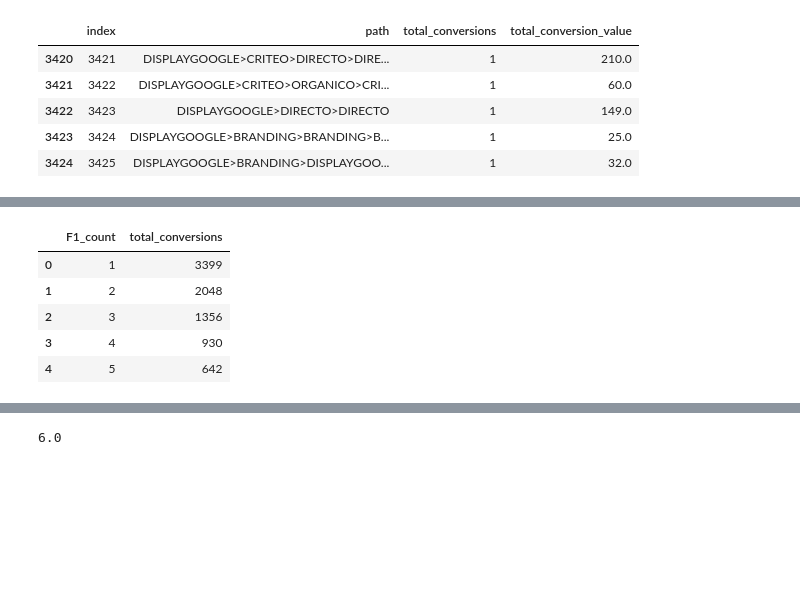
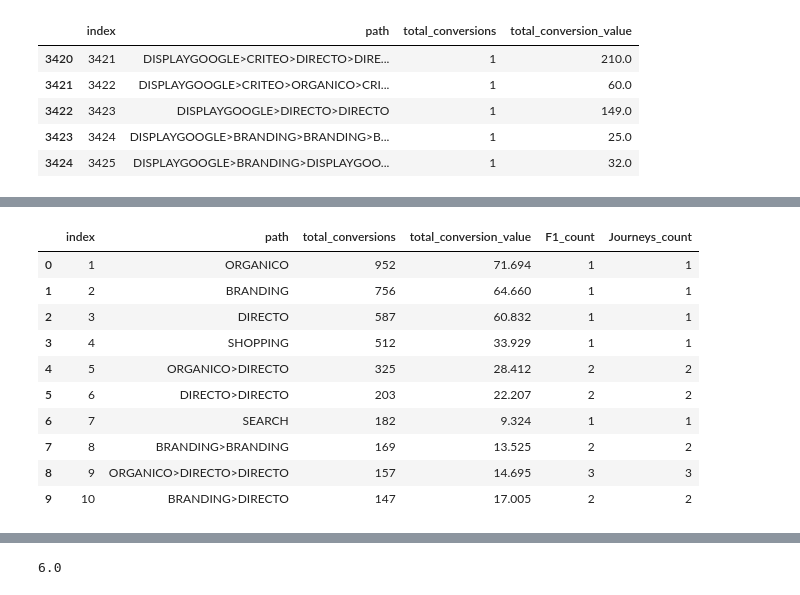
Before and after one commit to trimiguel/tfm, a Jupyter notebook: ufo/notebook/ufo.ipynb, the cells around one changed output, grey strips where cells are left out. Saved outputs shown, nothing was run; the diff lists cells and outputs as text; code cells hidden in the pictures; blank space fills up the shorter version.

```diff
--- a/ufo/notebook/ufo.ipynb
+++ b/ufo/notebook/ufo.ipynb
@@ -157,9 +121,21 @@ df_ufo3 = df_ufo3.reset_index()
-# %%
-df_ufo3.head()
-# %% [output]
-|  | F1_count | total_conversions |
-| 0 | 1 | 3399 |
-| 1 | 2 | 2048 |
-| 2 | 3 | 1356 |
-| 3 | 4 | 930 |
-| 4 | 5 | 642 |
+# %%
+#copy the dataframe in another one
+df_journeys = df_ufo
+
+#count the number of journeys
+df_journeys['Journeys_count'] = (df_journeys.apply(lambda x: x['path'].count('>'), axis=1))+1
+
+#head
+df_journeys.head(10)
+# %% [output]
+|  | index | path | total_conversions | total_conversion_value | F1_count | Journeys_count |
+| 0 | 1 | ORGANICO | 952 | 71.694 | 1 | 1 |
+| 1 | 2 | BRANDING | 756 | 64.660 | 1 | 1 |
+| 2 | 3 | DIRECTO | 587 | 60.832 | 1 | 1 |
+| 3 | 4 | SHOPPING | 512 | 33.929 | 1 | 1 |
+| 4 | 5 | ORGANICO>DIRECTO | 325 | 28.412 | 2 | 2 |
+| 5 | 6 | DIRECTO>DIRECTO | 203 | 22.207 | 2 | 2 |
+| 6 | 7 | SEARCH | 182 | 9.324 | 1 | 1 |
+| 7 | 8 | BRANDING>BRANDING | 169 | 13.525 | 2 | 2 |
+| 8 | 9 | ORGANICO>DIRECTO>DIRECTO | 157 | 14.695 | 3 | 3 |
+| 9 | 10 | BRANDING>DIRECTO | 147 | 17.005 | 2 | 2 |
```
Also changed, not shown: parts of 36 cells of this notebook.
